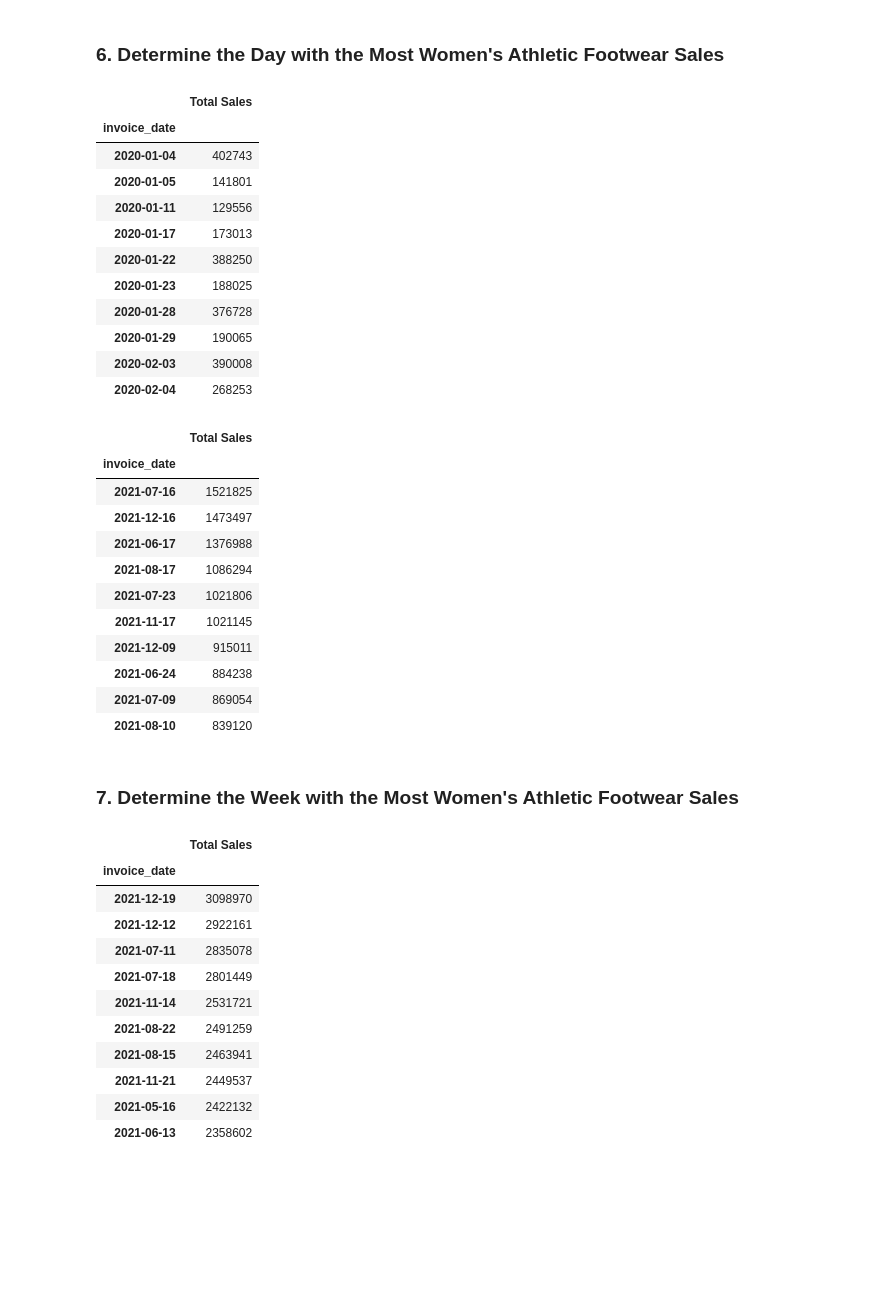
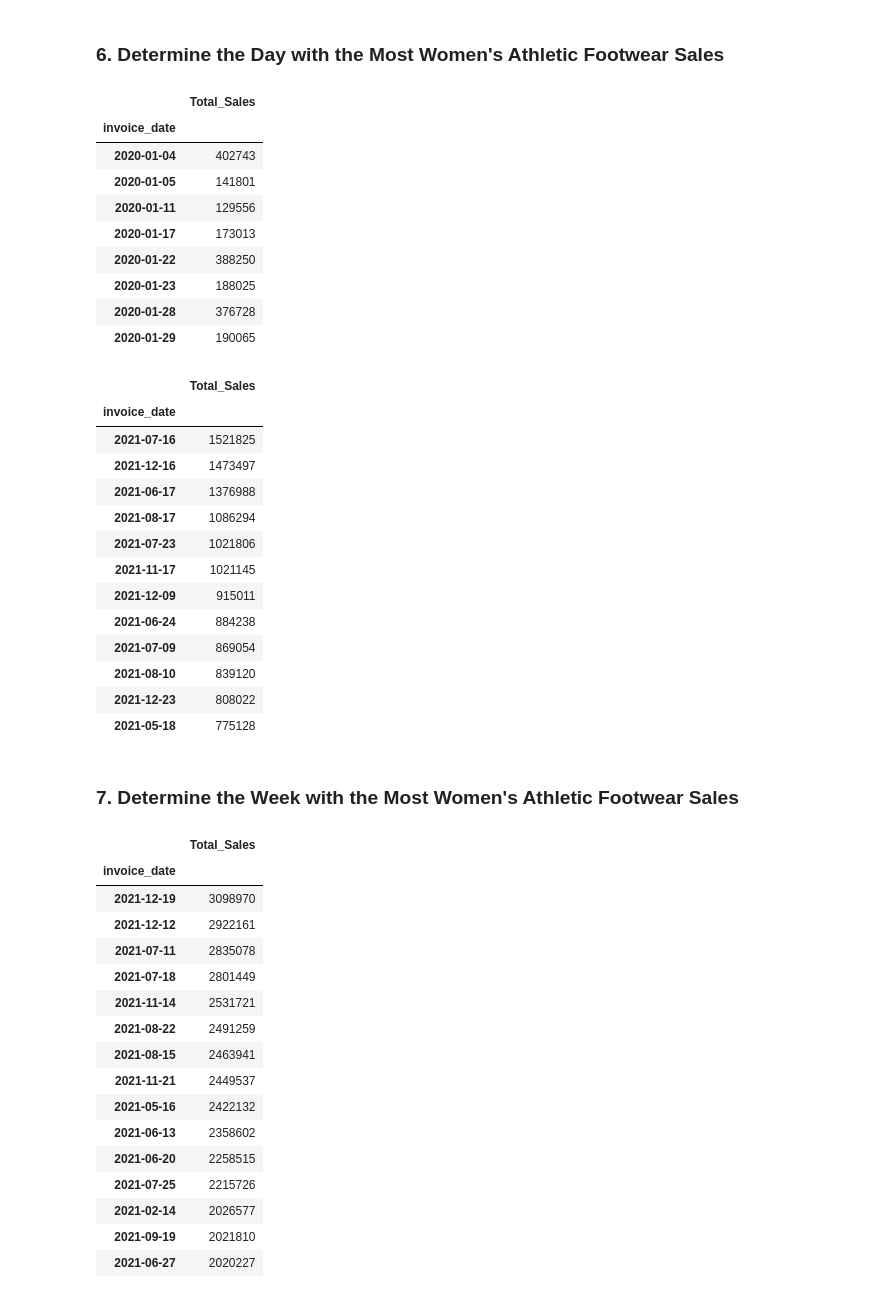
Before and after one commit to Eshumael86/athletic_sales_analysis, a Jupyter notebook: athletic_sales_analysis.ipynb, the cells around one changed output. Cells and saved outputs as stored; diff of their text form; code cells hidden in the pictures; blank space fills up the shorter version.

```diff
--- a/athletic_sales_analysis.ipynb
+++ b/athletic_sales_analysis.ipynb
@@ -403,13 +415,19 @@ KeyError: 'units_sold'
 # %%
 # Create a pivot table with the 'invoice_date' column is the index, and the "total_sales" as the values.
 
+pivot_table = pd.pivot_table(women_footwear,index=['invoice_date'],values='total_sales',aggfunc='sum')
+
+ # Aggregates total_sales for each invoice_date
+
+
 
 # Optional: Rename the "total_sales" column to "Total Sales"
-
+pivot_table = pivot_table.rename(columns={'total_sales':"Total_Sales"})
 
 # Show the table.
+pivot_table.head(8)
 # %% [output]
-|  | Total Sales |
+|  | Total_Sales |
 | invoice_date |  |
 | 2020-01-04 | 402743 |
 | 2020-01-05 | 141801 |
@@ -419,15 +437,16 @@ KeyError: 'units_sold'
 | 2020-01-23 | 188025 |
 | 2020-01-28 | 376728 |
 | 2020-01-29 | 190065 |
-| 2020-02-03 | 390008 |
-| 2020-02-04 | 268253 |
 # %%
 # Resample the pivot table into daily bins, and get the total sales for each day.
 
+daily_sales = pivot_table.resample('D').sum()
+
 
 # Sort the resampled pivot table in descending order on "Total Sales".
+daily_sales.sort_values(by='Total_Sales',ascending=False).head(12)
 # %% [output]
-|  | Total Sales |
+|  | Total_Sales |
 | invoice_date |  |
 | 2021-07-16 | 1521825 |
 | 2021-12-16 | 1473497 |
@@ -439,15 +458,19 @@ KeyError: 'units_sold'
 | 2021-06-24 | 884238 |
 | 2021-07-09 | 869054 |
 | 2021-08-10 | 839120 |
+| 2021-12-23 | 808022 |
+| 2021-05-18 | 775128 |
 # %% [markdown]
 ### 7.  Determine the Week with the Most Women's Athletic Footwear Sales
 # %%
 # Resample the pivot table into weekly bins, and get the total sales for each week.
+weekly_sales = pivot_table.resample('W').sum()
 
 
 # Sort the resampled pivot table in descending order on "Total Sales".
+weekly_sales.sort_values(by='Total_Sales',ascending=False).head(15)
 # %% [output]
-|  | Total Sales |
+|  | Total_Sales |
 | invoice_date |  |
 | 2021-12-19 | 3098970 |
 | 2021-12-12 | 2922161 |
@@ -459,3 +482,8 @@ KeyError: 'units_sold'
 | 2021-11-21 | 2449537 |
 | 2021-05-16 | 2422132 |
 | 2021-06-13 | 2358602 |
+| 2021-06-20 | 2258515 |
+| 2021-07-25 | 2215726 |
+| 2021-02-14 | 2026577 |
+| 2021-09-19 | 2021810 |
+| 2021-06-27 | 2020227 |
```
Also changed, not shown: parts of 2 cells of this notebook.
